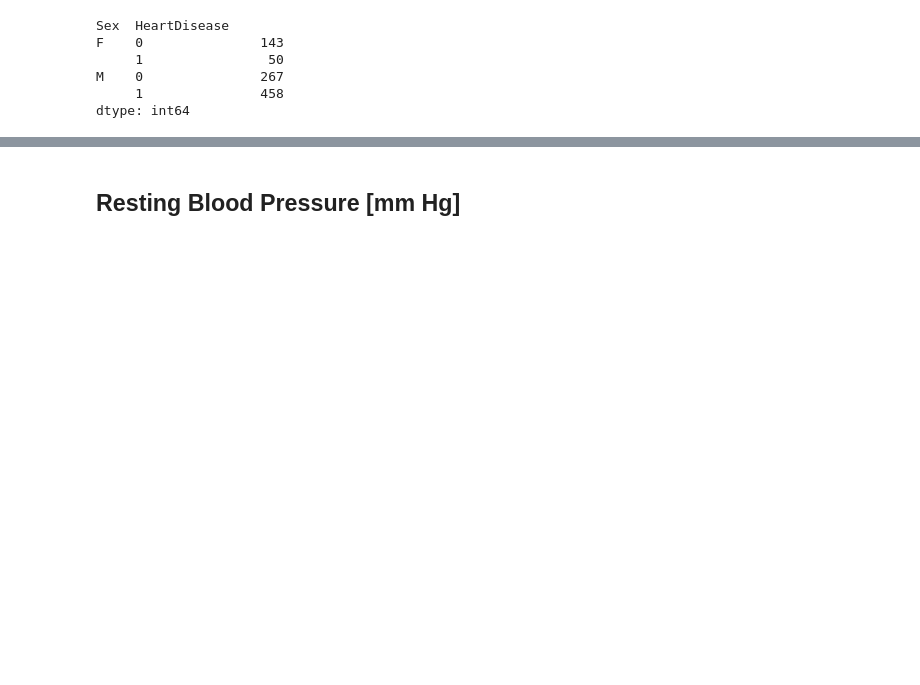
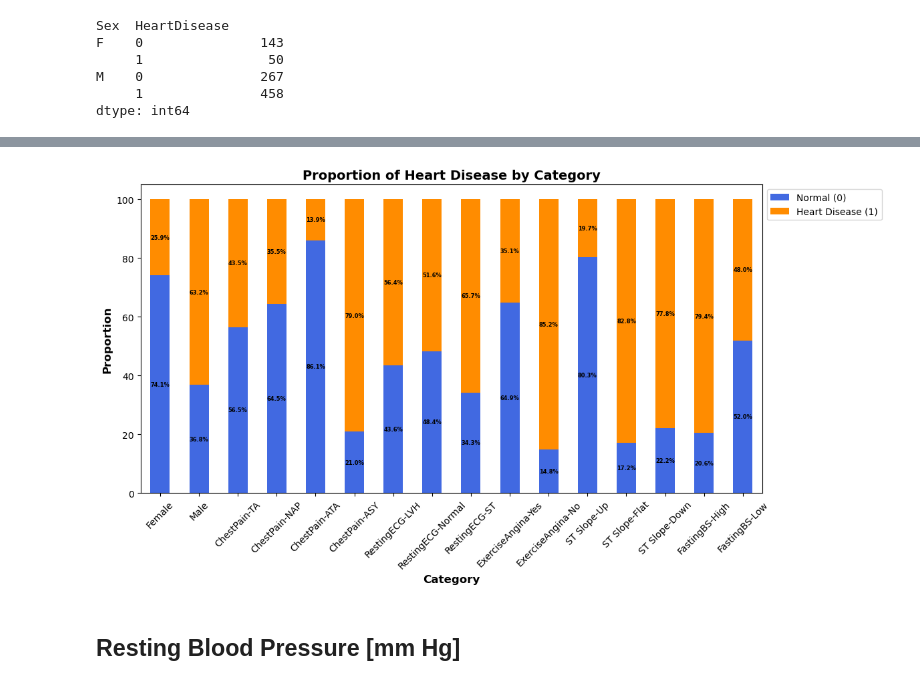
Before and after one commit to midorikawaguti/Heart_Failure_Prediction_Team_0, a Jupyter notebook: heart_failure_prediction-1.ipynb, the cells around one changed output, grey strips where cells are left out. Saved outputs shown, nothing was run; the diff lists cells and outputs as text; code cells hidden in the pictures; blank space fills up the shorter version.

Commit message:
Added bar chart comparing categorical variables and cardiovascular disease

```diff
--- a/heart_failure_prediction-1.ipynb
+++ b/heart_failure_prediction-1.ipynb
@@ -112,3 +225,35 @@ heart_male = heart_df[heart_df['Sex']=='M']
+# %%
+import pandas as pd
+import matplotlib.pyplot as plt
+
+fig, ax = plt.subplots(figsize=(12, 6))
+
+proportion_table.index = ["Female", "Male",
+                 "ChestPain-TA", "ChestPain-NAP", "ChestPain-ATA", "ChestPain-ASY",
+                 "RestingECG-LVH", "RestingECG-Normal", "RestingECG-ST",
+                 "ExerciseAngina-Yes", "ExerciseAngina-No",
+                 "ST Slope-Up", "ST Slope-Flat", "ST Slope-Down",
+                 "FastingBS-High", "FastingBS-Low"]
+
+# Plot stacked bar chart
+proportion_table.plot(kind='bar', stacked=True, ax=ax, color=["royalblue", "darkorange"])
+
+# Add percentage labels to each segment
+for container in ax.containers:
+    ax.bar_label(container, fmt="%.1f%%", label_type="center", fontsize=6, weight="bold")
+
+# Customize labels and title
+plt.xlabel("Category", fontsize=12, fontweight="bold")
+plt.ylabel("Proportion", fontsize=12, fontweight="bold")
+
+plt.title("Proportion of Heart Disease by Category", fontsize=14, fontweight="bold")
+plt.legend(title="Heart Disease", labels=["Normal", "Heart Disease"])
+plt.legend(loc='upper left', bbox_to_anchor=(1, 1), fontsize=10)
+plt.xticks(rotation=45)
+
+plt.show()
+# %% [output]
+[figure, added]
 # %% [markdown]
 ## Resting Blood Pressure [mm Hg]
 # %%
```
Also changed, not shown: parts of 16 cells of this notebook.
